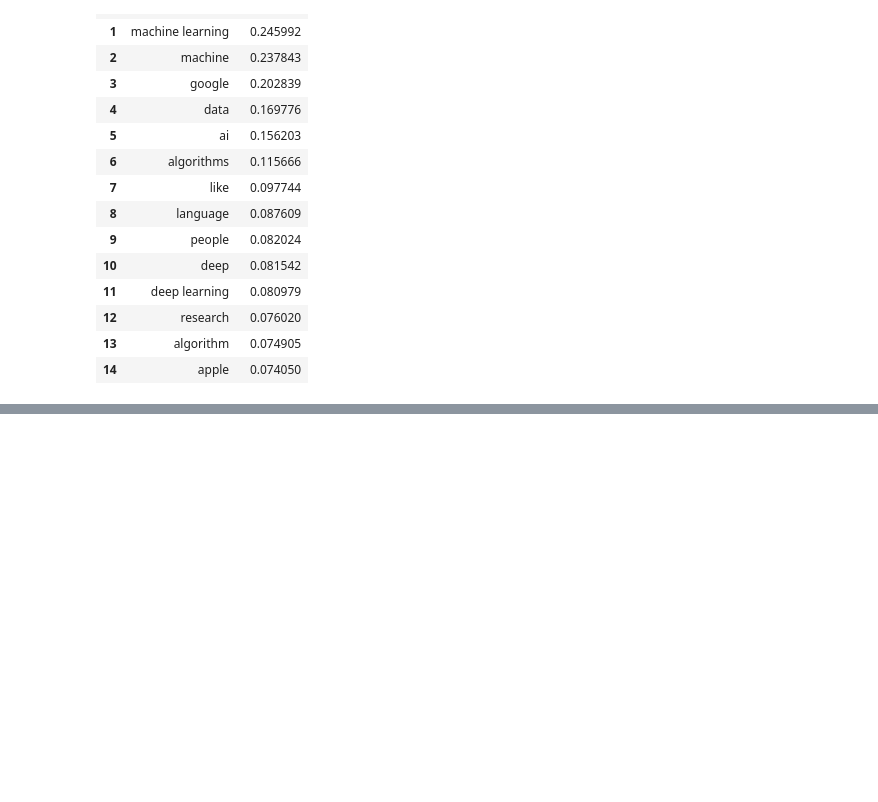
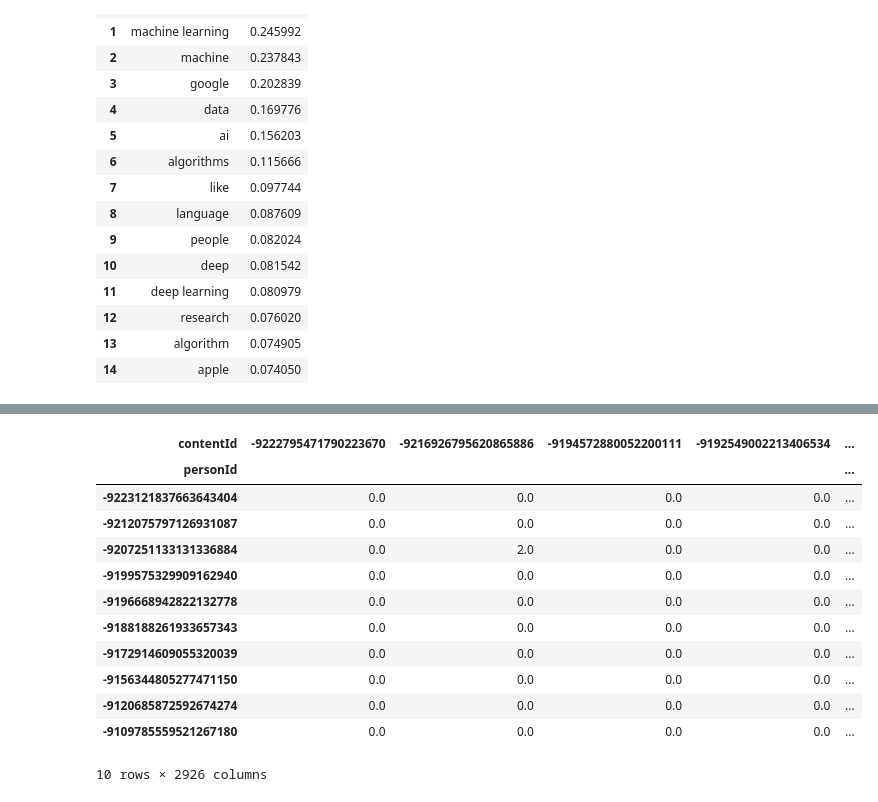
Before and after one commit to JIPiration/kaggles, a Jupyter notebook: Dataset_articles-sharing-and-reading-from-CI&T-DeskDrop/03_recommender-systems-in-python-101.ipynb, the cells around one changed output, grey strips where cells are left out. Drawn from its saved outputs; the diff is of its cells as text; code cells hidden in the pictures; blank space fills up the shorter version.

```diff
--- a/Dataset_articles-sharing-and-reading-from-CI&T-DeskDrop/03_recommender-systems-in-python-101.ipynb
+++ b/Dataset_articles-sharing-and-reading-from-CI&T-DeskDrop/03_recommender-systems-in-python-101.ipynb
@@ -622,0 +665,21 @@ content_based_recommender_model = ContentBasedRecommender(articles_df)
+# %%
+#Creating a sparse pivot table with users in rows and items in columns
+users_items_pivot_matrix_df = interactions_train_df.pivot(index='personId',
+                                                         columns='contentId',
+                                                         values='eventStrength').fillna(0)
+
+users_items_pivot_matrix_df.head(10)
+# %% [output]
+| contentId | -9222795471790223670 | -9216926795620865886 | -9194572880052200111 | -9192549002213406534 | ... |
+| personId |  |  |  |  | ... |
+| -9223121837663643404 | 0.0 | 0.0 | 0.0 | 0.0 | ... |
+| -9212075797126931087 | 0.0 | 0.0 | 0.0 | 0.0 | ... |
+| -9207251133131336884 | 0.0 | 2.0 | 0.0 | 0.0 | ... |
+| -9199575329909162940 | 0.0 | 0.0 | 0.0 | 0.0 | ... |
+| -9196668942822132778 | 0.0 | 0.0 | 0.0 | 0.0 | ... |
+| -9188188261933657343 | 0.0 | 0.0 | 0.0 | 0.0 | ... |
+| -9172914609055320039 | 0.0 | 0.0 | 0.0 | 0.0 | ... |
+| -9156344805277471150 | 0.0 | 0.0 | 0.0 | 0.0 | ... |
+| -9120685872592674274 | 0.0 | 0.0 | 0.0 | 0.0 | ... |
+| -9109785559521267180 | 0.0 | 0.0 | 0.0 | 0.0 | ... |
+10 rows × 2926 columns
```
Also changed, not shown: parts of 20 cells of this notebook.
